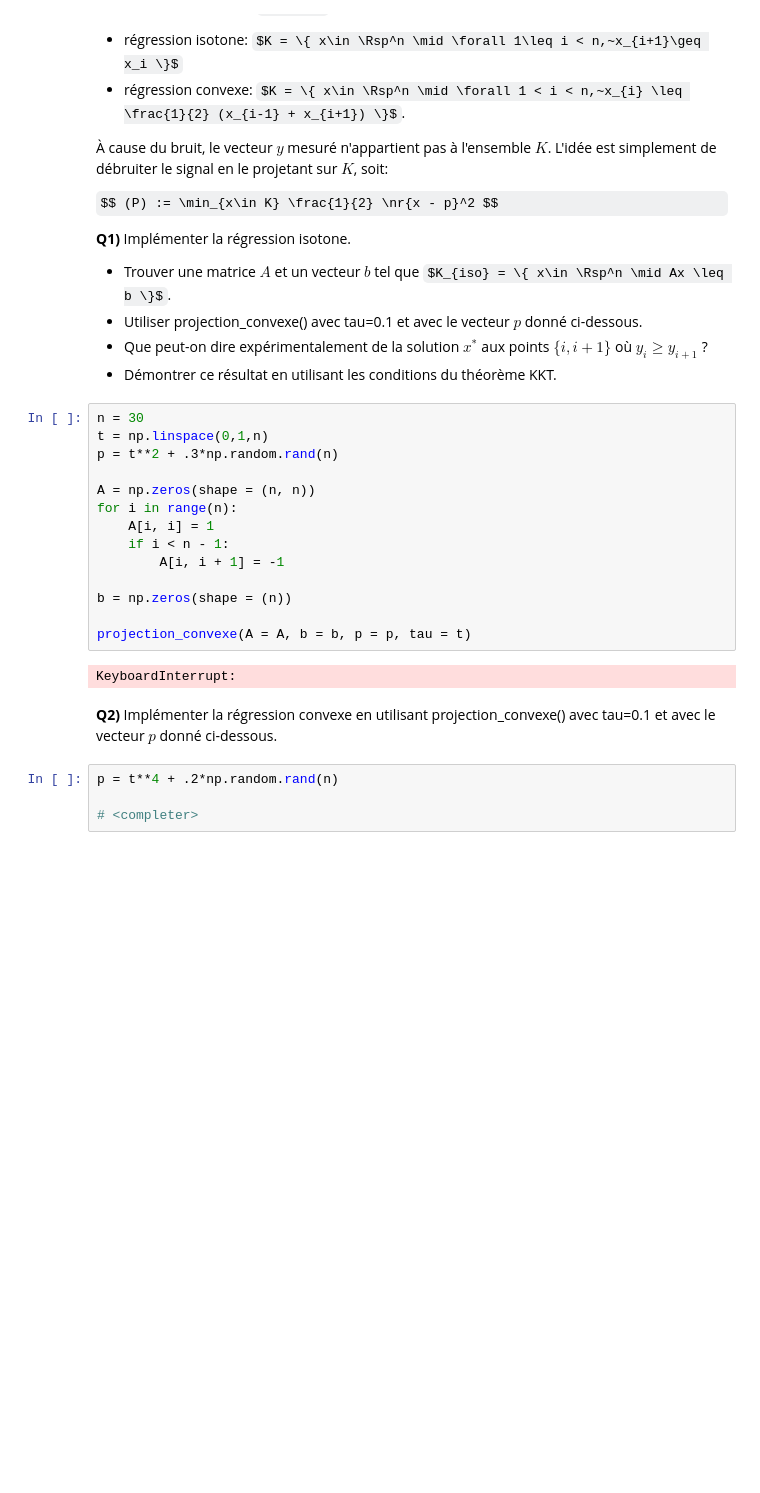
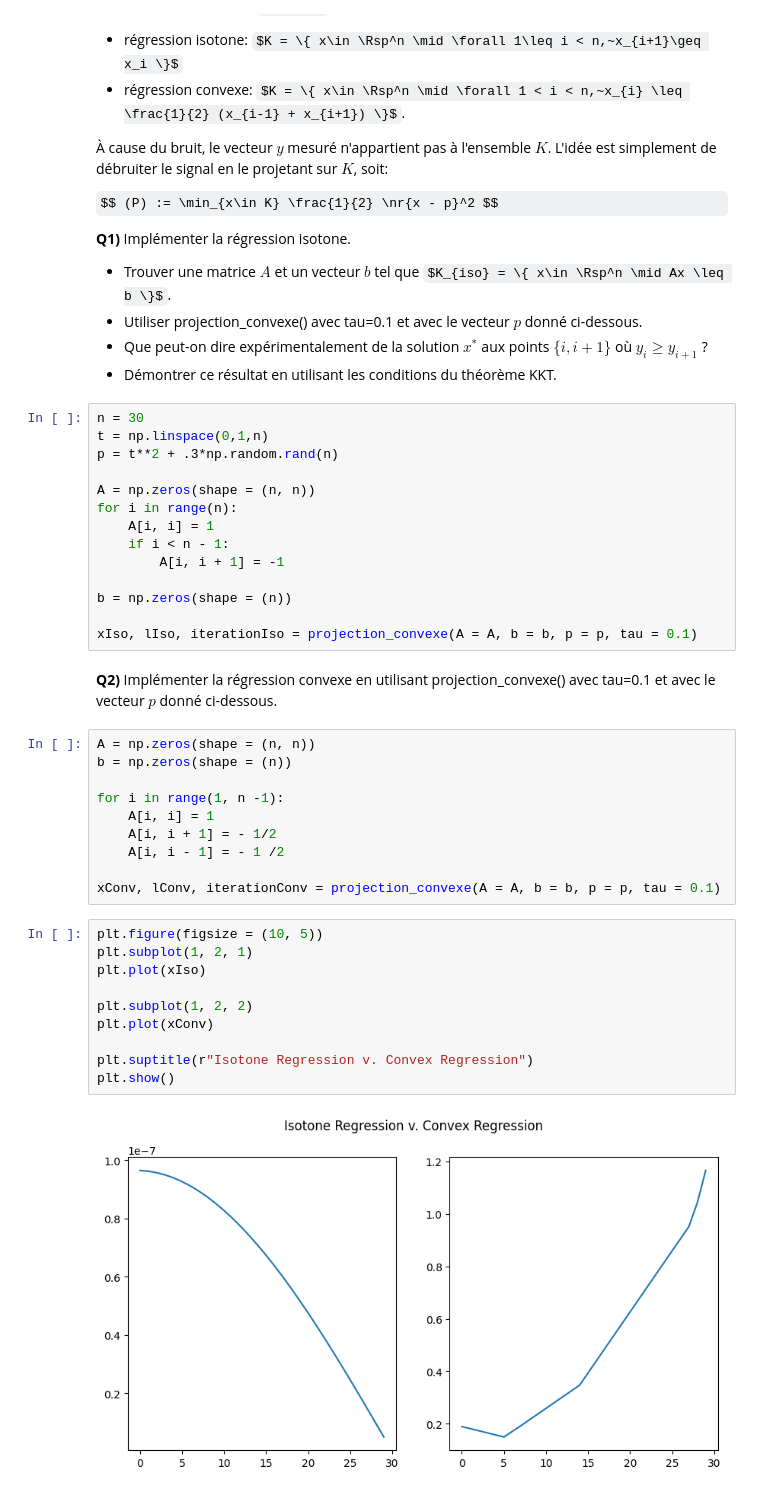
Before and after one commit to aboissie/Algorithms-for-Optimization-, a Jupyter notebook: TP5/tp5-sujet.ipynb, the cells around one changed output. Saved outputs shown, nothing was run; the diff lists cells and outputs as text; some formulas as TeX source; blank space fills up the shorter version.

```diff
--- a/TP5/tp5-sujet.ipynb
+++ b/TP5/tp5-sujet.ipynb
@@ -136,15 +176,31 @@ for i in range(n):
 
 b = np.zeros(shape = (n))
 
-projection_convexe(A = A, b = b, p = p, tau = t)
+xIso, lIso, iterationIso = projection_convexe(A = A, b = b, p = p, tau = 0.1)
-# %% [output]
-KeyboardInterrupt:
 # %% [markdown]
 **Q2)** Implémenter la régression convexe en utilisant projection_convexe() avec tau=0.1 et avec le vecteur $p$ donné ci-dessous.
-# %%
-p = t**4 + .2*np.random.rand(n)
-
-# <completer>
+# %%
+A = np.zeros(shape = (n, n))
+b = np.zeros(shape = (n))
+
+for i in range(1, n -1):
+    A[i, i] = 1
+    A[i, i + 1] = - 1/2
+    A[i, i - 1] = - 1 /2
+
+xConv, lConv, iterationConv = projection_convexe(A = A, b = b, p = p, tau = 0.1)
+# %%
+plt.figure(figsize = (10, 5))
+plt.subplot(1, 2, 1)
+plt.plot(xIso)
+
+plt.subplot(1, 2, 2)
+plt.plot(xConv)
+
+plt.suptitle(r"Isotone Regression v. Convex Regression")
+plt.show()
+# %% [output]
+[figure, added]
 # %% [markdown]
 ![M](img/Solution-1.png)
 # %% [markdown]
```
Also changed, not shown: parts of 3 cells of this notebook, 6 other files.
